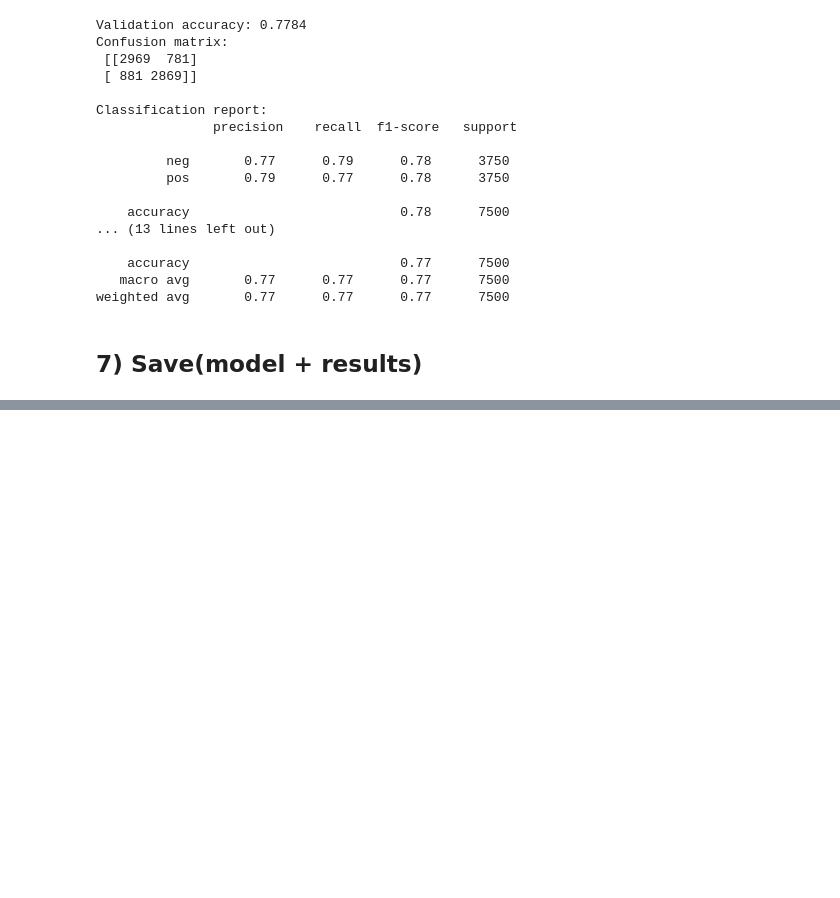
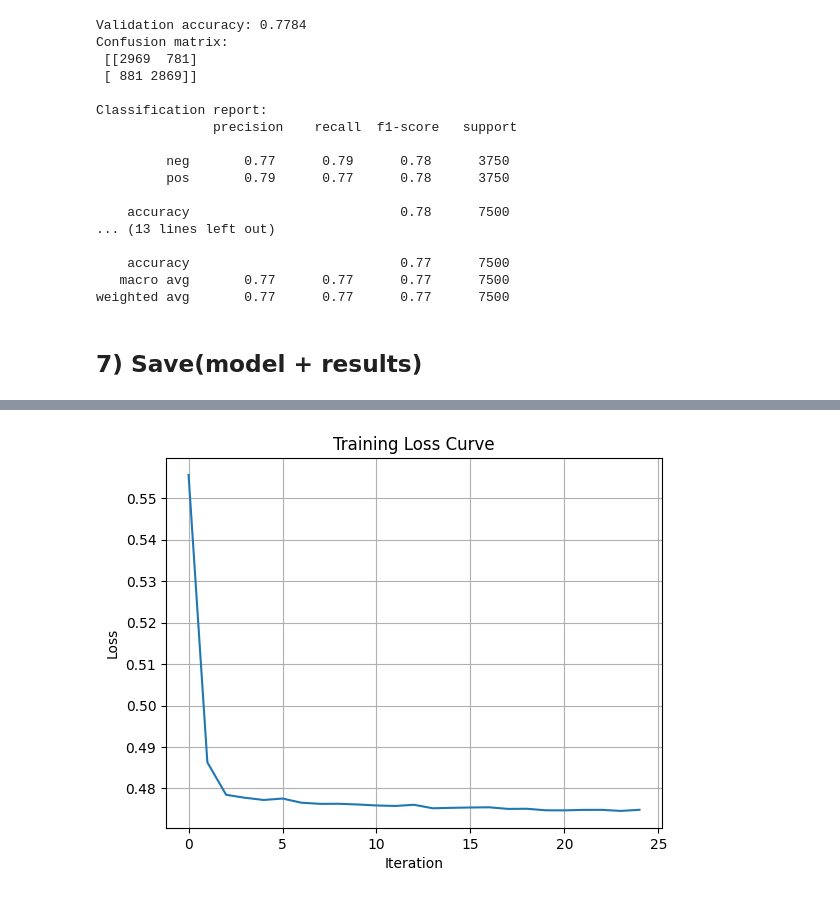
Before and after one commit to Khadija-Chouibi/IMDB-Sentiment-Analysis, a Jupyter notebook: notebooks/notebook.ipynb, the cells around one changed output, grey strips where cells are left out. Drawn from its saved outputs; the diff is of its cells as text; code cells hidden in the pictures; blank space fills up the shorter version.

```diff
--- a/notekooks/notebook.ipynb
+++ b/notebooks/notebook.ipynb
@@ -322,0 +328,11 @@ Saved:
+# %%
+# Display the loss curve
+plt.figure()
+plt.plot(mlp.loss_curve_)
+plt.title("Training Loss Curve")
+plt.xlabel("Iteration")
+plt.ylabel("Loss")
+plt.grid(True)
+plt.show()
+# %% [output]
+[figure, added]
```
Also changed, not shown: parts of 8 cells of this notebook, 1 other file.
